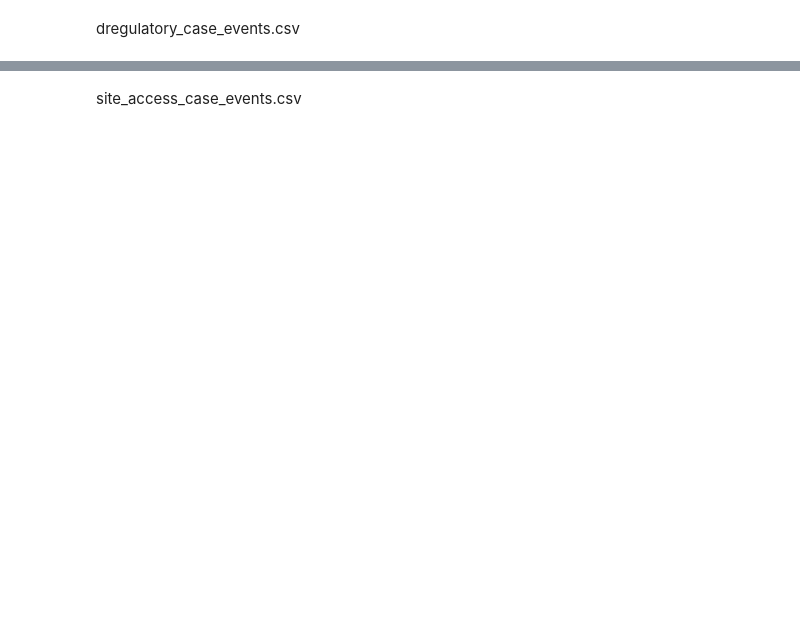
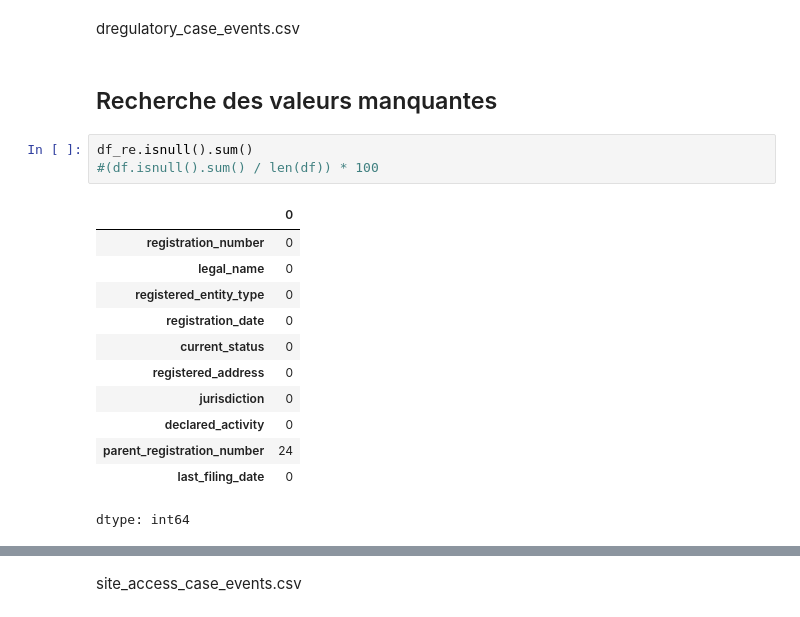
Before and after one commit to Sheik-info/20262027-UE-DataMining-Project, a Jupyter notebook: Base_notebook_to_complete.ipynb, the cells around one changed output, grey strips where cells are left out. Drawn from its saved outputs; the diff is of its cells as text; blank space fills up the shorter version.

```diff
--- a/Base_notebook_to_complete.ipynb
+++ b/Base_notebook_to_complete.ipynb
@@ -1094,2 +1137,20 @@ registered_entities.csv
 # %% [markdown]
 dregulatory_case_events.csv
+# %% [markdown]
+## Recherche des valeurs manquantes
+# %%
+df_re.isnull().sum()
+#(df.isnull().sum() / len(df)) * 100
+# %% [output]
+|  | 0 |
+| registration_number | 0 |
+| legal_name | 0 |
+| registered_entity_type | 0 |
+| registration_date | 0 |
+| current_status | 0 |
+| registered_address | 0 |
+| jurisdiction | 0 |
+| declared_activity | 0 |
+| parent_registration_number | 24 |
+| last_filing_date | 0 |
+dtype: int64
```
Also changed, not shown: parts of 9 cells of this notebook.
